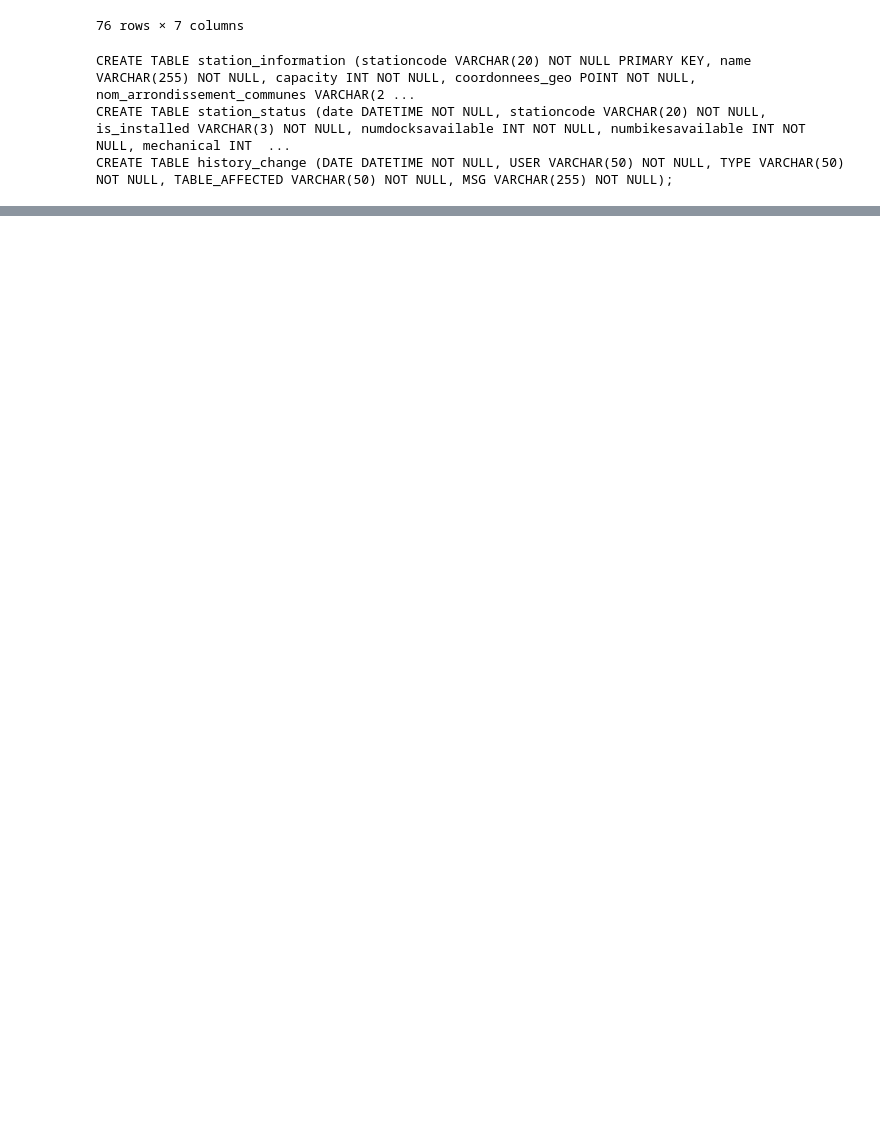
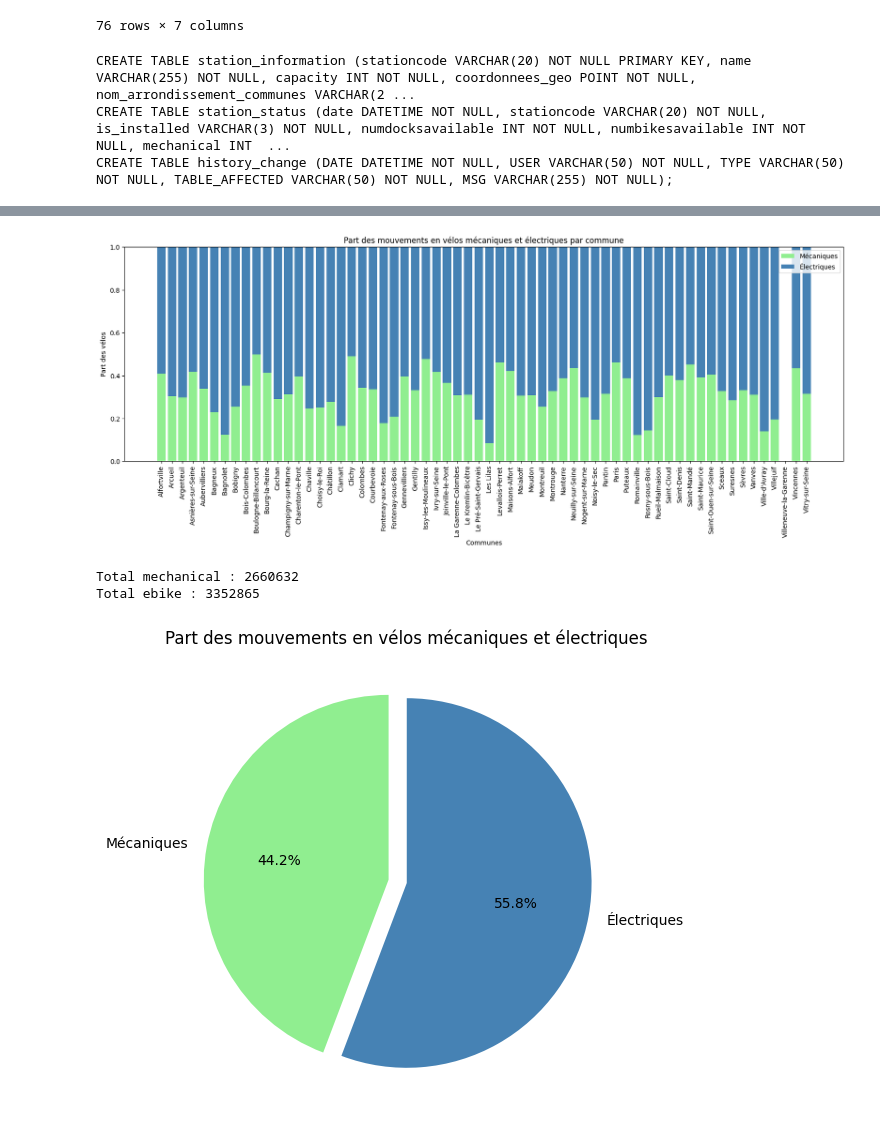
Before and after one commit to WinteruOfficiel/SAE2.04-EXPLOBDD, a Jupyter notebook: analysePython/pyanalyse.ipynb, the cells around one changed output, grey strips where cells are left out. Drawn from its saved outputs; the diff is of its cells as text; code cells hidden in the pictures; blank space fills up the shorter version.

```diff
--- a/analysePython/pyanalyse.ipynb
+++ b/analysePython/pyanalyse.ipynb
@@ -189,0 +635,10 @@ CREATE TABLE history_change (DATE DATETIME NOT NULL, USER VARCHAR(50) NOT NULL,
+# %%
+# renommer colonnes ebike et mechanical
+dataEbike.rename(columns={'total_movement': 'total_movement_ebike'}, inplace=True)
+dataMechanical.rename(columns={'total_movement': 'total_movement_mechanical'}, inplace=True)
+
+
+dataGrouped = pd.merge(dataEbike, dataMechanical, on=['stationcode', 'nom_arrondissement_communes'], how='inner')
+# colonnes : stationcode	total_movement_ebike	nom_arrondissement_communes	total_movement_mechanical
+
+display(dataGrouped)
@@ -189,0 +659,63 @@ CREATE TABLE history_change (DATE DATETIME NOT NULL, USER VARCHAR(50) NOT NULL,
+# %%
+import pandas as pd
+import matplotlib.pyplot as plt
+
+# Groupement par commune et calcul de la somme des mouvements mécaniques et électriques
+dataParCommune = dataGrouped.groupby('nom_arrondissement_communes')[['total_movement_ebike', 'total_movement_mechanical']].sum()
+
+# Calcul de la part des vélos mécaniques et électriques par commune
+dataParCommune['part_mechanical'] = dataParCommune.apply(lambda row: row['total_movement_mechanical'] / (row['total_movement_ebike'] + row['total_movement_mechanical']) if (row['total_movement_ebike'] + row['total_movement_mechanical']) > 0 else 0, axis=1)
+dataParCommune['part_ebike'] = dataParCommune.apply(lambda row: row['total_movement_ebike'] / (row['total_movement_ebike'] + row['total_movement_mechanical']) if (row['total_movement_ebike'] + row['total_movement_mechanical']) > 0 else 0, axis=1)
+
+display(dataParCommune.head(10))
+
+# Création du graphique à barres empilées
+fig, ax = plt.subplots(figsize=(20, 6))
+
+# Barres pour la part des vélos mécaniques
+ax.bar(dataParCommune.index, dataParCommune['part_mechanical'], label='Mécaniques', color='lightgreen')
+
+# Barres pour la part des vélos électriques, empilées sur les barres mécaniques
+ax.bar(dataParCommune.index, dataParCommune['part_ebike'], bottom=dataParCommune['part_mechanical'], label='Électriques',  color='steelblue')
+
+# Personnalisation de l'axe des x
+ax.set_xlabel('Communes')
+ax.set_xticklabels(dataParCommune.index, rotation=90)
+ax.set_xticks(range(len(dataParCommune)))
+ax.set_title('Part des mouvements en vélos mécaniques et électriques par commune')
+
+# Personnalisation de l'axe des y
+ax.set_ylabel('Part des vélos')
+ax.set_ylim(0, 1)  # Assurez-vous que l'axe des y va de 0 à 1 pour représenter les parts
+
+# Légende
+ax.legend()
+
+# Affichage du graphique
+plt.show()
+
+#piechart qui représente la part des vélos mécaniques et électriques en tout
+fig, ax = plt.subplots(figsize=(20, 6))
+
+# Calcul du total des mouvements mécaniques et électriques
+total_mechanical = dataParCommune['total_movement_mechanical'].sum()
+total_ebike = dataParCommune['total_movement_ebike'].sum()
+
+print("Total mechanical : " + str(total_mechanical))
+print("Total ebike : " + str(total_ebike))
+
+# Création des données pour le pie chart
+labels = ['Mécaniques', 'Électriques']
+sizes = [total_mechanical, total_ebike]
+colors = ['lightgreen', 'steelblue']
+explode = (0.1, 0)  # Pour mettre en évidence la part mécanique
+
+# Création du pie chart
+ax.pie(sizes, explode=explode, labels=labels, colors=colors, autopct='%1.1f%%', startangle=90)
+
+# Titre du pie chart
+ax.set_title('Part des mouvements en vélos mécaniques et électriques')
+
+# Affichage du pie chart
+plt.show()
+# %% [output]
@@ -189,0 +734,4 @@ CREATE TABLE history_change (DATE DATETIME NOT NULL, USER VARCHAR(50) NOT NULL,
+[figure, added]
+Total mechanical : 2660632
+Total ebike : 3352865
+[figure, added]
```
Also changed, not shown: parts of 15 cells of this notebook, 3 other files.
